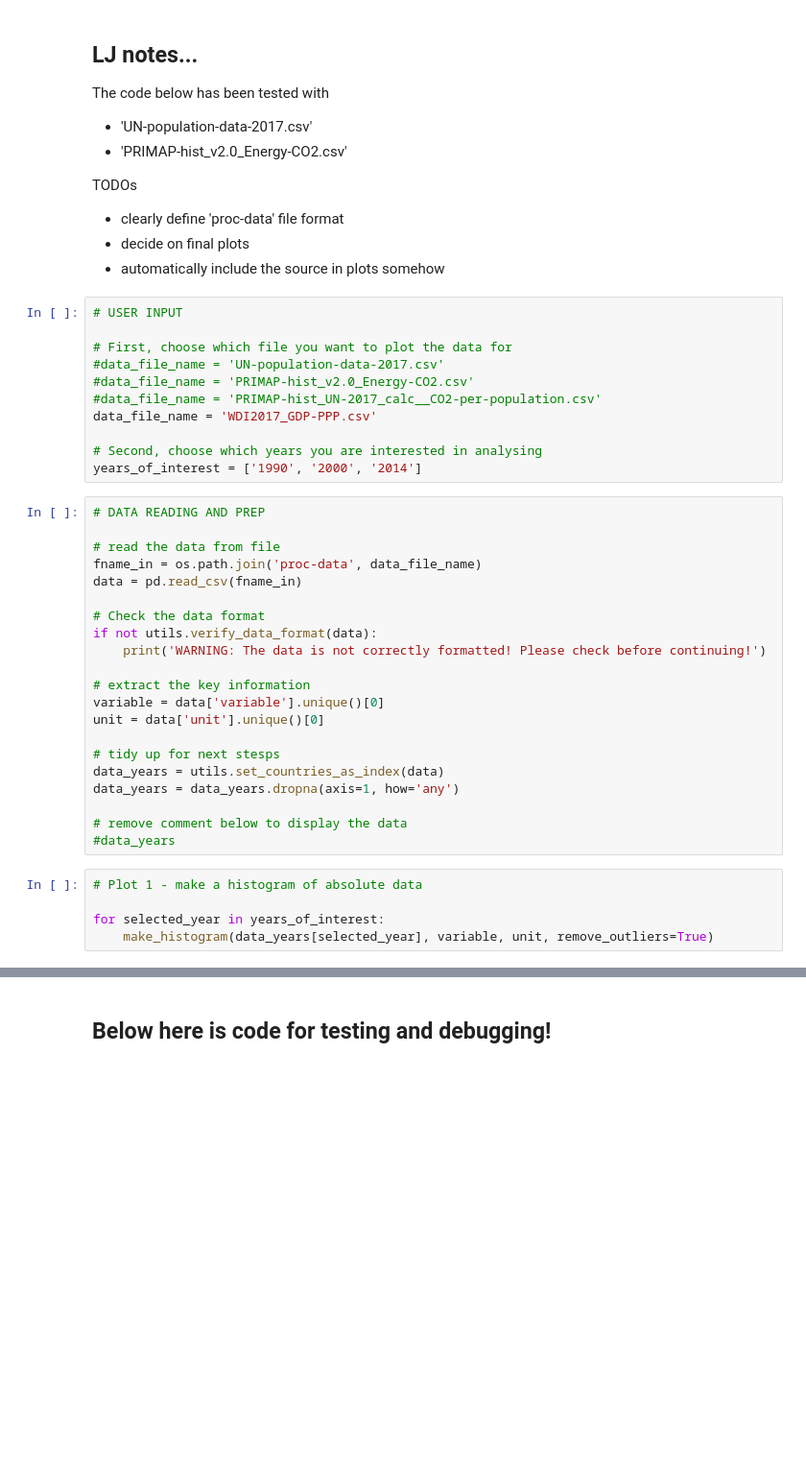
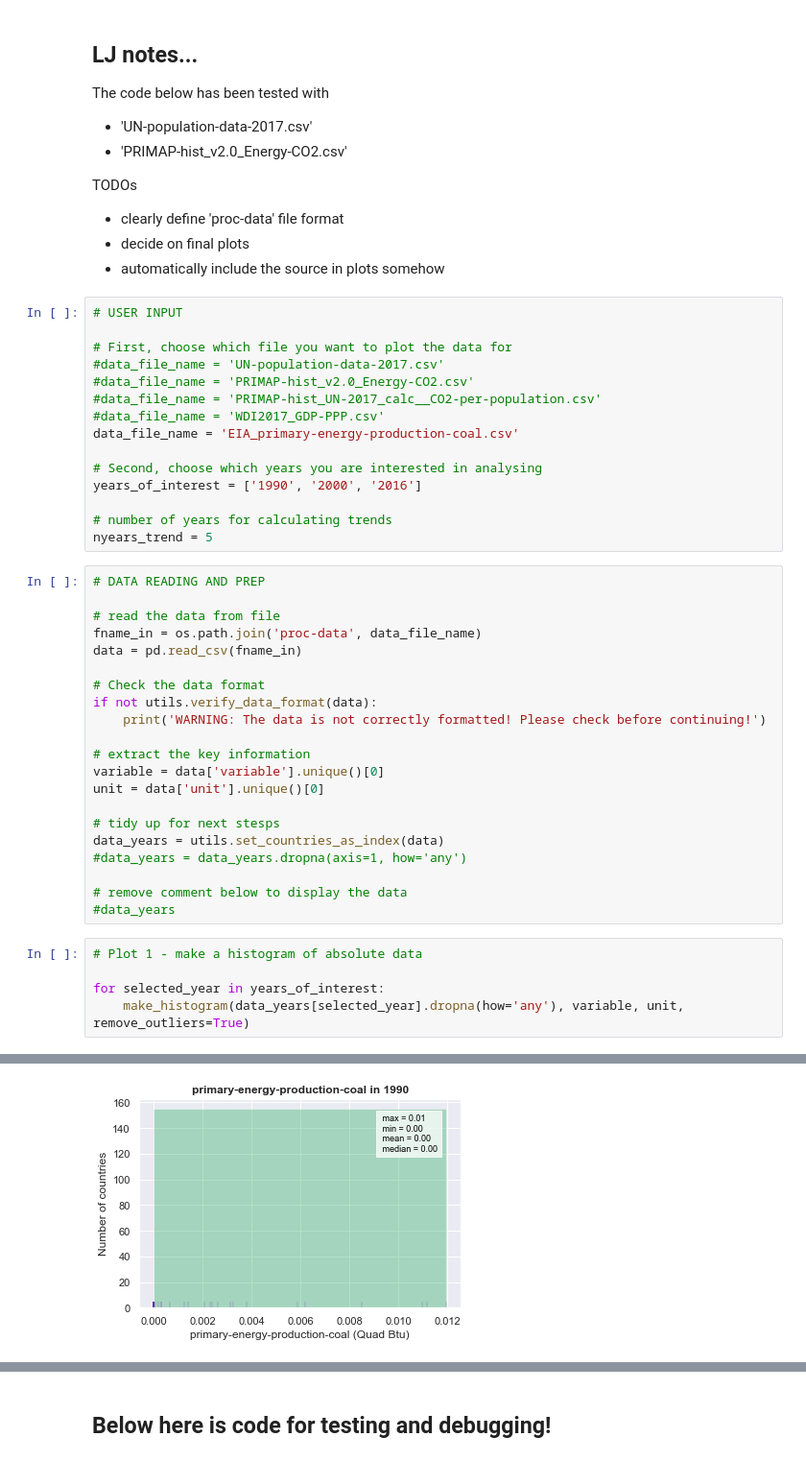
Before and after one commit to mljeffery/performance-distribution-tools, a Jupyter notebook: make-collective-progress-plots.ipynb, the cells around one changed output, grey strips where cells are left out. Shown: that part at 96% size. Drawn from its saved outputs; the diff is of its cells as text; blank space fills up the shorter version.

```diff
--- a/make-collective-progress-plots.ipynb
+++ b/make-collective-progress-plots.ipynb
@@ -43,10 +43,14 @@ TODOs
 #data_file_name = 'UN-population-data-2017.csv'
 #data_file_name = 'PRIMAP-hist_v2.0_Energy-CO2.csv'
 #data_file_name = 'PRIMAP-hist_UN-2017_calc__CO2-per-population.csv'
-data_file_name = 'WDI2017_GDP-PPP.csv'
+#data_file_name = 'WDI2017_GDP-PPP.csv'
+data_file_name = 'EIA_primary-energy-production-coal.csv'
 
 # Second, choose which years you are interested in analysing
-years_of_interest = ['1990', '2000', '2014']
+years_of_interest = ['1990', '2000', '2016']
+
+# number of years for calculating trends
+nyears_trend = 5
 # %%
 # DATA READING AND PREP
 
@@ -64,7 +68,7 @@ unit = data['unit'].unique()[0]
 
 # tidy up for next stesps
 data_years = utils.set_countries_as_index(data)
-data_years = data_years.dropna(axis=1, how='any')
+#data_years = data_years.dropna(axis=1, how='any')
 
 # remove comment below to display the data
 #data_years
@@ -72,5 +76,5 @@ data_years = data_years.dropna(axis=1, how='any')
 # Plot 1 - make a histogram of absolute data
 
 for selected_year in years_of_interest:
-    make_histogram(data_years[selected_year], variable, unit, remove_outliers=True)
+    make_histogram(data_years[selected_year].dropna(how='any'), variable, unit, remove_outliers=True)
 # %% [output]
@@ -77,0 +98 @@ KeyError: '1990'
+[figure, added]
```
Also changed, not shown: parts of 5 cells of this notebook, 2 other files.
